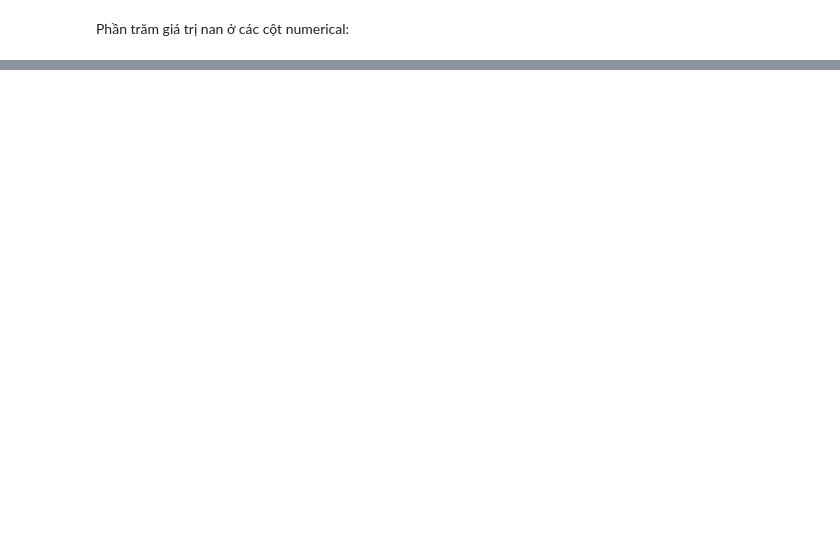
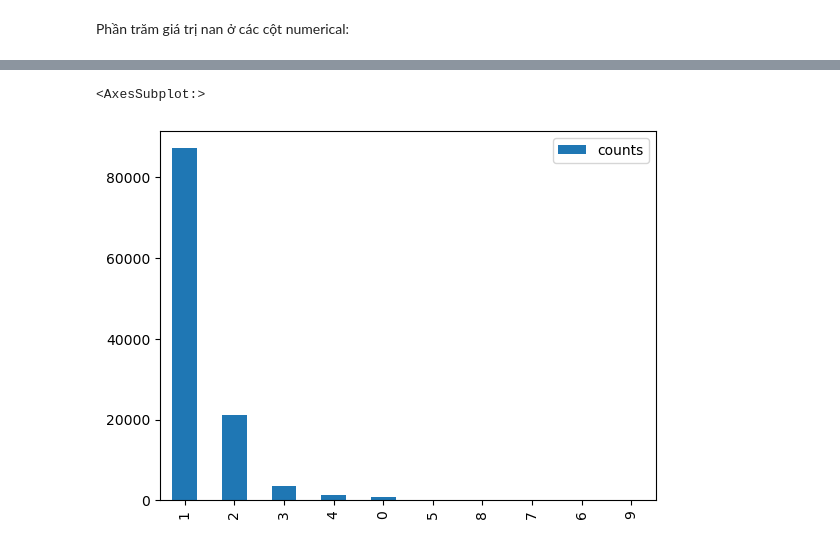
Before and after one commit to giaphupham/LT4KHDL-DATHCK, a Jupyter notebook: Linh.ipynb, the cells around one changed output, grey strips where cells are left out. Saved outputs shown, nothing was run; the diff lists cells and outputs as text; code cells hidden in the pictures; blank space fills up the shorter version.

```diff
--- a/Linh.ipynb
+++ b/Linh.ipynb
@@ -63,8 +64,6 @@ ChemicalDateRemoved        object
 ChemicalCount               int64
 dtype: object
 # %%
-df = df.replace(np.nan, ' ')
-for column in df.columns:
-    print(open_object_dtype(column))
+
 df.dtypes
 # %% [output]
@@ -105,6 +98,7 @@ dtype: object
 # %% [markdown]
 Phần trăm giá trị nan ở các cột numerical:
 # %%
+df = df.replace(' ', np.nan) #return values to original
 def nan_percentage(column):
     print('Percentage of empty value in column ' + column + ':', df[column].isnull().sum() / len(df[column]))
 nan_percentage('CSFId')
@@ -126,0 +121,3 @@ Không có giá trị thừa, may quá :v
+# %%
+df.rename(columns = {'CSF':'Type', 'CSFId':'TypeId'}, inplace = True)
+df.head()
@@ -128,0 +137,3 @@ Rất may là các cột numeric đều có mục đích định danh cho các c
+# %%
+chemical_count = df['ChemicalCount'].value_counts().to_frame('counts').head(10)
+chemical_count
@@ -128,0 +152,5 @@ Rất may là các cột numeric đều có mục đích định danh cho các c
+# %%
+chemical_count.plot.bar()
+# %% [output]
+<AxesSubplot:>
+[figure, added]
```
Also changed, not shown: parts of 18 cells of this notebook.
